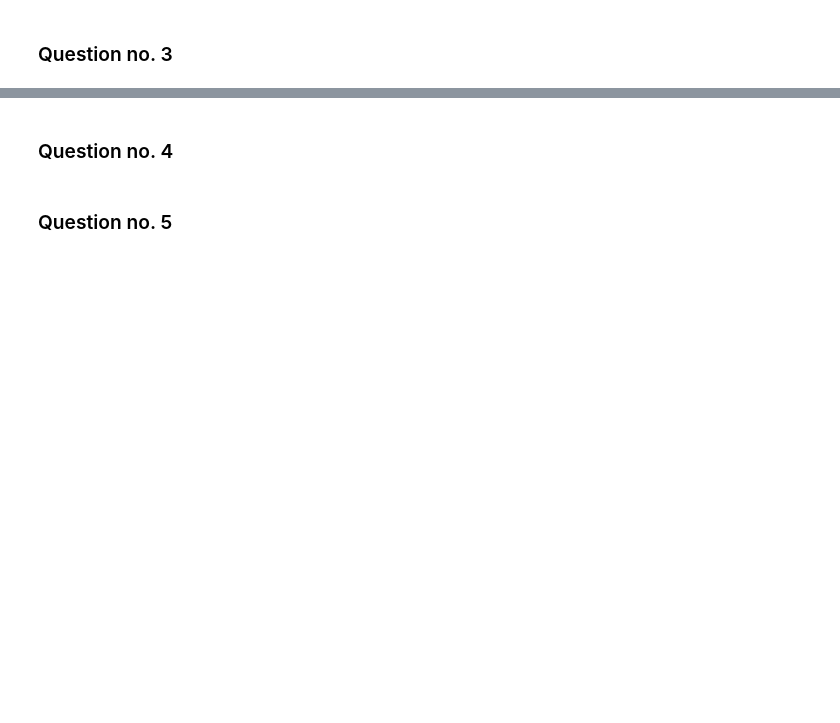
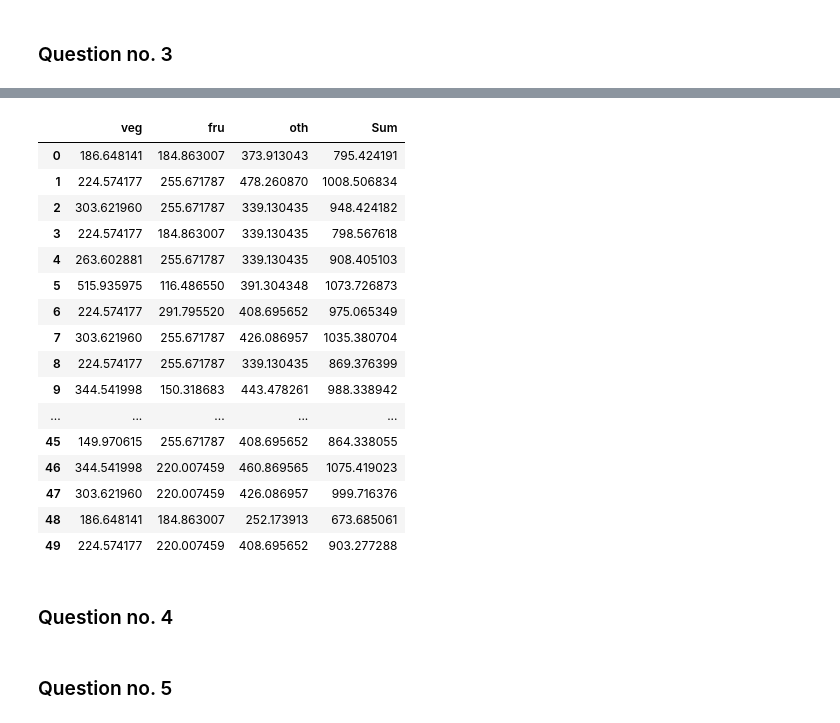
Before and after one commit to daniellepidt/online-supermarket, a Jupyter notebook: 7_אלמוג_דניאל_ניר_שני.ipynb, the cells around one changed output, grey strips where cells are left out. Saved outputs shown, nothing was run; the diff lists cells and outputs as text; code cells hidden in the pictures; blank space fills up the shorter version.

```diff
--- a/7_אלמוג_דניאל_ניר_שני.ipynb
+++ b/7_אלמוג_דניאל_ניר_שני.ipynb
@@ -172,21 +174,3 @@ t_df
 ### Question no. 2
 # %%
 w = [0 for i in range(J)]
-# %%
-def spt_algo():
-    t_now = 0
-    t_prev = t_now
-    t_copy = t_df["Sum"].copy()
-    schedule = [0 for i in range(J)]
-    c = [0 for i in range(J)]
-    for i in range(len(schedule)):
-        t_prev = t_now
-        index = t_copy.idxmin()
-        schedule[index] += t_now
-        t_now += t_copy[index]
-        c[i] += t_now
-        w[i] += t_now-t_prev
-        t_copy[index] = None
-    return schedule, c, w
-sche_spt,c_spt, w = spt_algo()
-sche_spt
@@ -246,0 +266,22 @@ pass
+# %%
+internal_arrangement(t2_df)
+spt_algo(t2_df)
+t2_df
+# %% [output]
+|  | veg | fru | oth | Sum |
+| 0 | 186.648141 | 184.863007 | 373.913043 | 795.424191 |
+| 1 | 224.574177 | 255.671787 | 478.260870 | 1008.506834 |
+| 2 | 303.621960 | 255.671787 | 339.130435 | 948.424182 |
+| 3 | 224.574177 | 184.863007 | 339.130435 | 798.567618 |
+| 4 | 263.602881 | 255.671787 | 339.130435 | 908.405103 |
+| 5 | 515.935975 | 116.486550 | 391.304348 | 1073.726873 |
+| 6 | 224.574177 | 291.795520 | 408.695652 | 975.065349 |
+| 7 | 303.621960 | 255.671787 | 426.086957 | 1035.380704 |
+| 8 | 224.574177 | 255.671787 | 339.130435 | 869.376399 |
+| 9 | 344.541998 | 150.318683 | 443.478261 | 988.338942 |
+| ... | ... | ... | ... | ... |
+| 45 | 149.970615 | 255.671787 | 408.695652 | 864.338055 |
+| 46 | 344.541998 | 220.007459 | 460.869565 | 1075.419023 |
+| 47 | 303.621960 | 220.007459 | 426.086957 | 999.716376 |
+| 48 | 186.648141 | 184.863007 | 252.173913 | 673.685061 |
+| 49 | 224.574177 | 220.007459 | 408.695652 | 903.277288 |
```
Also changed, not shown: parts of 20 cells of this notebook.
